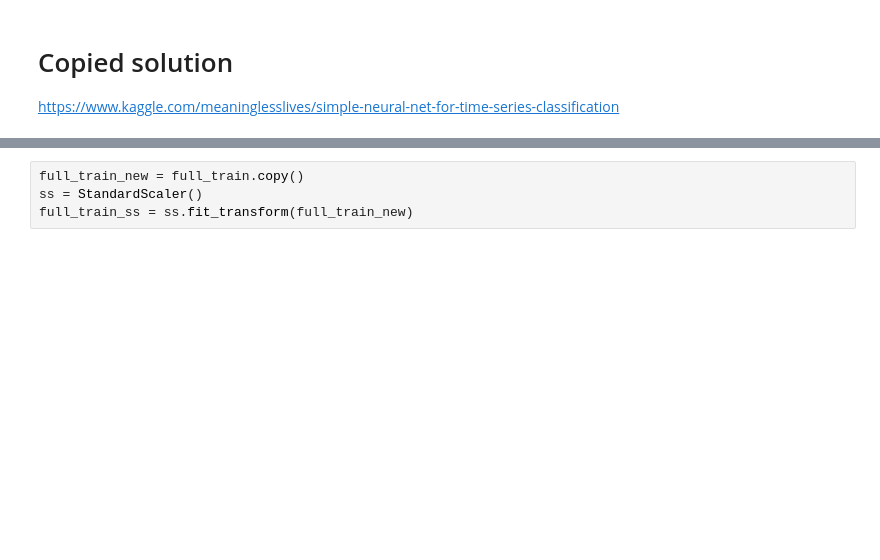
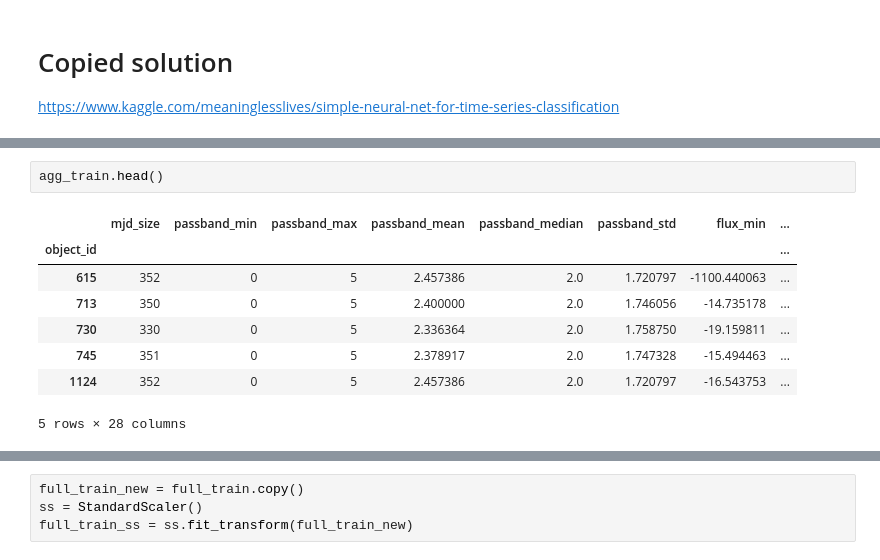
Before and after one commit to MORELAYERS/kaggle_PLAsTiCC, a Jupyter notebook: code/copied_solution.ipynb, the cells around one changed output, grey strips where cells are left out. Saved outputs shown, nothing was run; the diff lists cells and outputs as text; blank space fills up the shorter version.

```diff
--- a/code/copied_solution.ipynb
+++ b/code/copied_solution.ipynb
@@ -58,0 +54,11 @@ gc.collect()
+# %%
+agg_train.head()
+# %% [output]
+|  | mjd_size | passband_min | passband_max | passband_mean | passband_median | passband_std | flux_min | ... |
+| object_id |  |  |  |  |  |  |  | ... |
+| 615 | 352 | 0 | 5 | 2.457386 | 2.0 | 1.720797 | -1100.440063 | ... |
+| 713 | 350 | 0 | 5 | 2.400000 | 2.0 | 1.746056 | -14.735178 | ... |
+| 730 | 330 | 0 | 5 | 2.336364 | 2.0 | 1.758750 | -19.159811 | ... |
+| 745 | 351 | 0 | 5 | 2.378917 | 2.0 | 1.747328 | -15.494463 | ... |
+| 1124 | 352 | 0 | 5 | 2.457386 | 2.0 | 1.720797 | -16.543753 | ... |
+5 rows × 28 columns
```
Also changed, not shown: parts of 9 cells of this notebook, 1 other file.
